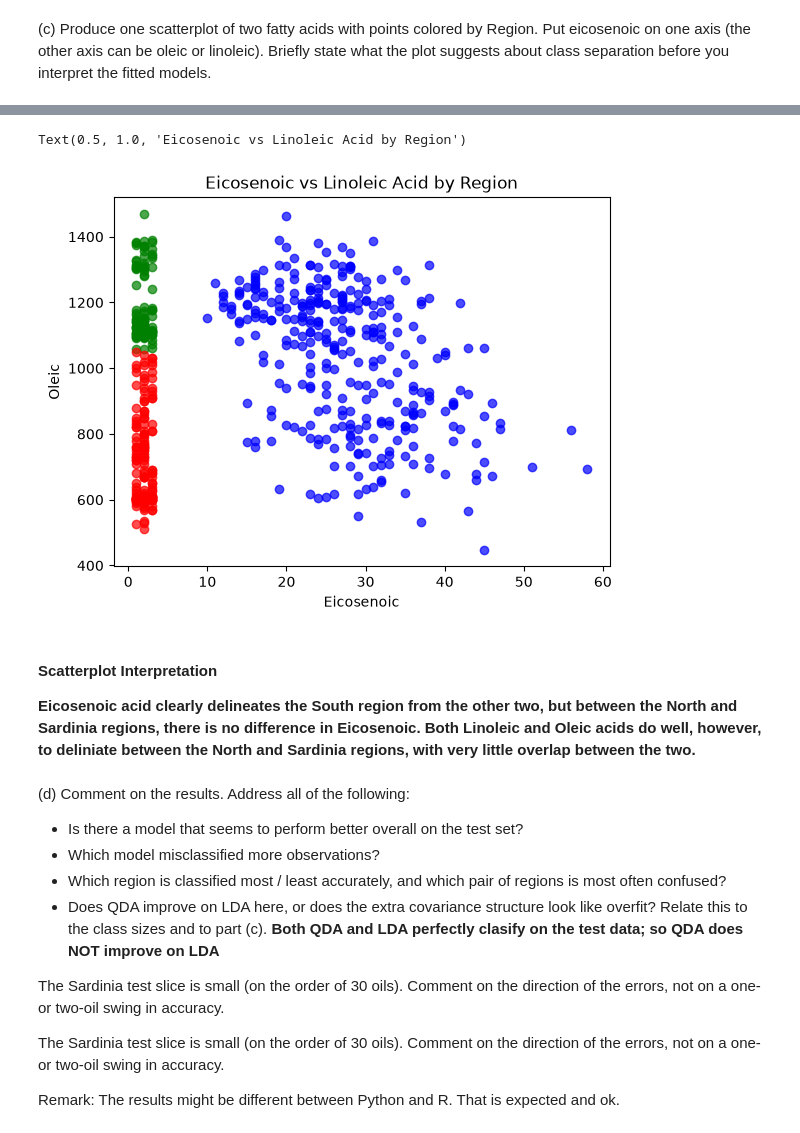
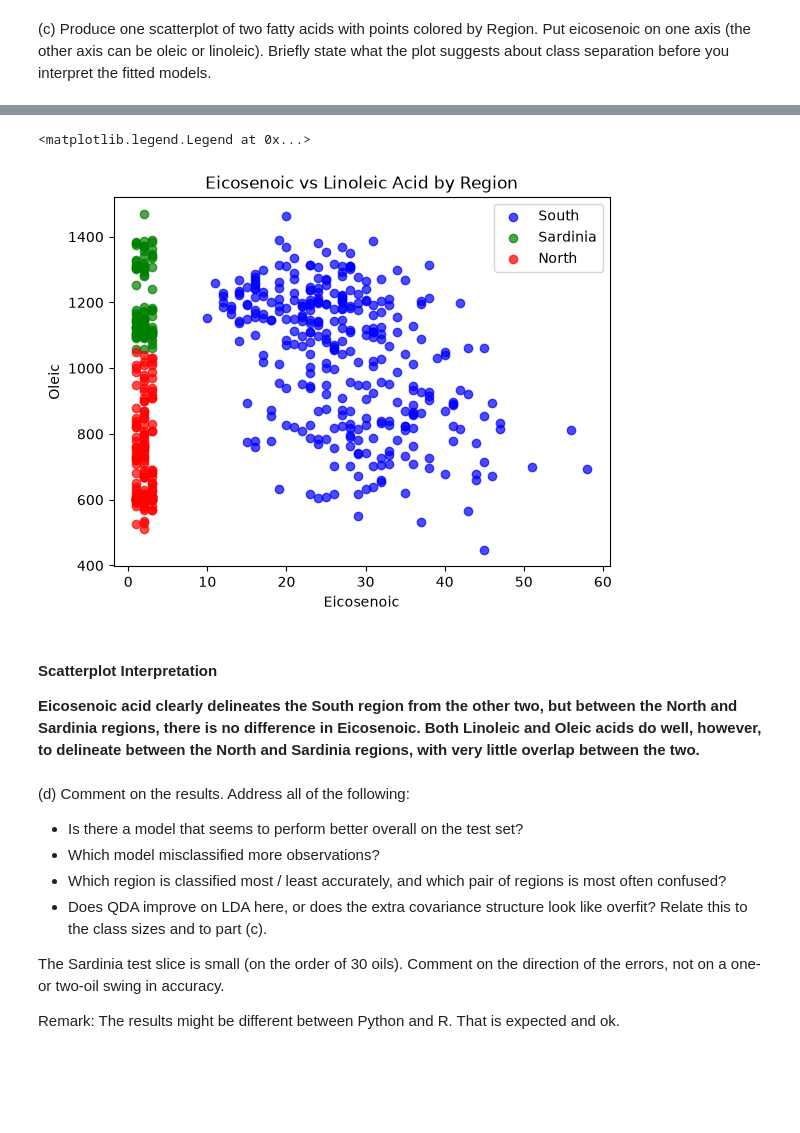
Before and after one commit to uiuc-msynowiec/cs598_psl, a Jupyter notebook: CodingAssignments/CA4/CS598_PSL_CA_4.ipynb, the cells around one changed output, grey strips where cells are left out. Drawn from its saved outputs; the diff is of its cells as text; code cells hidden in the pictures; blank space fills up the shorter version.

```diff
--- a/CodingAssignments/CA4/CS598_PSL_CA_4.ipynb
+++ b/CodingAssignments/CA4/CS598_PSL_CA_4.ipynb
@@ -204,17 +180,18 @@ Text(0.5, 1.0, 'Eicosenoic vs Oleic Acid by Region')
 # %%
-plot.scatter(df[df["Region"] == "South"]["eicosenoic"], df[df["Region"] == "South"]["linoleic"], color="blue", alpha=0.7)
-plot.scatter(df[df["Region"] == "Sardinia"]["eicosenoic"], df[df["Region"] == "Sardinia"]["linoleic"], color="green", alpha=0.7)
-plot.scatter(df[df["Region"] == "North"]["eicosenoic"], df[df["Region"] == "North"]["linoleic"], color="red", alpha=0.7)
+plot.scatter(df[df["Region"] == "South"]["eicosenoic"], df[df["Region"] == "South"]["linoleic"], color="blue", alpha=0.7, label = "South")
+plot.scatter(df[df["Region"] == "Sardinia"]["eicosenoic"], df[df["Region"] == "Sardinia"]["linoleic"], color="green", alpha=0.7, label = "Sardinia")
+plot.scatter(df[df["Region"] == "North"]["eicosenoic"], df[df["Region"] == "North"]["linoleic"], color="red", alpha=0.7, label = "North")
 plot.xlabel("Eicosenoic")
 plot.ylabel("Oleic")
 plot.title("Eicosenoic vs Linoleic Acid by Region")
+plot.legend()
 # %% [output]
-Text(0.5, 1.0, 'Eicosenoic vs Linoleic Acid by Region')
+<matplotlib.legend.Legend at 0x...>
-[figure, old version]
+[figure, new version]
 # %% [markdown]
 #### Scatterplot Interpretation
 
-**Eicosenoic acid clearly delineates the South region from the other two, but between the North and Sardinia regions, there is no difference in Eicosenoic. Both Linoleic and Oleic acids do well, however, to deliniate between the North and Sardinia regions, with very little overlap between the two.**
+**Eicosenoic acid clearly delineates the South region from the other two, but between the North and Sardinia regions, there is no difference in Eicosenoic. Both Linoleic and Oleic acids do well, however, to delineate between the North and Sardinia regions, with very little overlap between the two.**
 # %% [markdown]
 (d) Comment on the results. Address all of the following:
 
@@ -222,9 +199,6 @@ Text(0.5, 1.0, 'Eicosenoic vs Linoleic Acid by Region')
 - Which model misclassified more observations?
 - Which region is classified most / least accurately, and which pair of regions is most often confused?
 - Does QDA improve on LDA here, or does the extra covariance structure look like overfit? Relate this to the class sizes and to part (c).
-**Both QDA and LDA perfectly clasify on the test data; so QDA does NOT improve on LDA**
-
-The Sardinia test slice is small (on the order of 30 oils). Comment on the direction of the errors, not on a one- or two-oil swing in accuracy.
 
 The Sardinia test slice is small (on the order of 30 oils). Comment on the direction of the errors, not on a one- or two-oil swing in accuracy.
 
```
Also changed, not shown: parts of 4 cells of this notebook.
